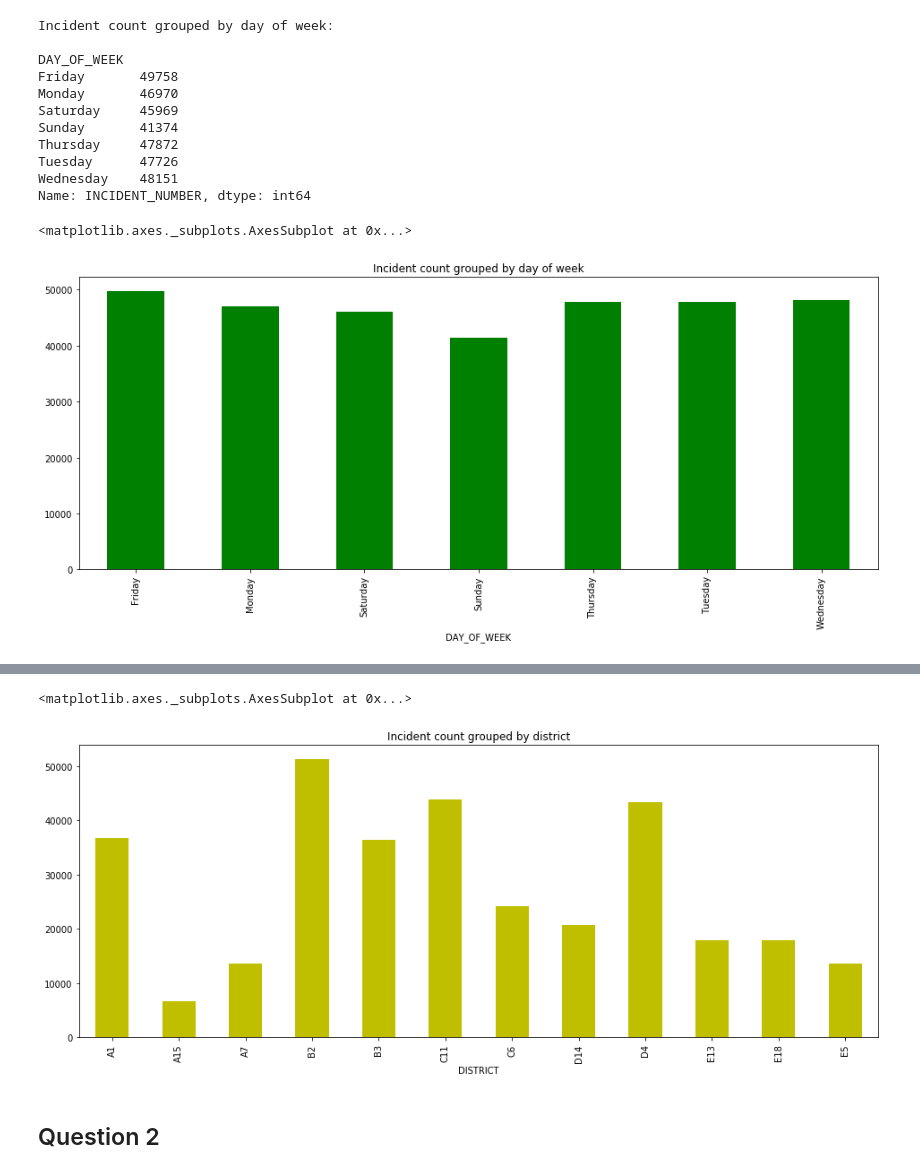
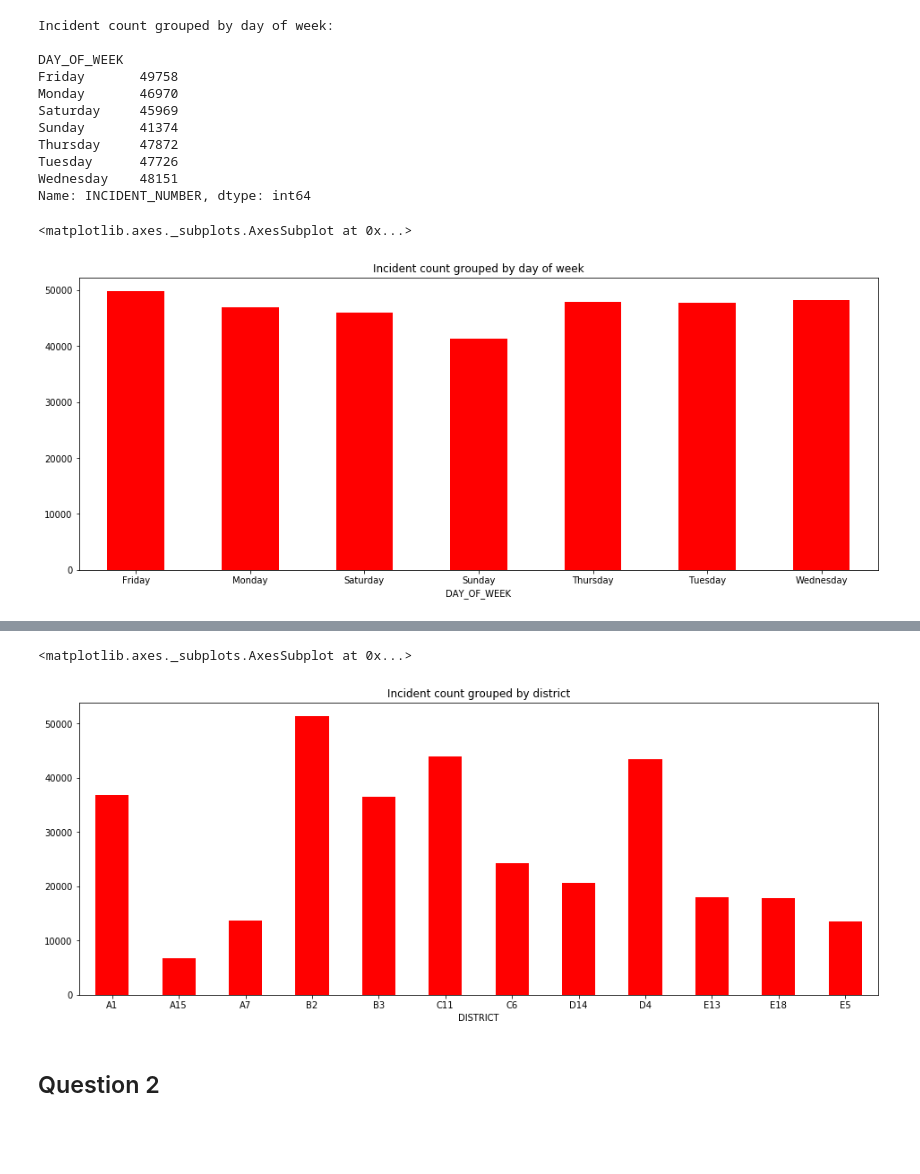
Before and after one commit to errikosg/Data-Analysis_Boston-Crimes, a Jupyter notebook: exercise.ipynb, the cells around one changed output, grey strips where cells are left out. Cells and saved outputs as stored; diff of their text form; code cells hidden in the pictures; blank space fills up the shorter version.

```diff
--- a/exercise.ipynb
+++ b/exercise.ipynb
@@ -161,10 +161,10 @@ Tuesday      47726
 Wednesday    48151
 Name: INCIDENT_NUMBER, dtype: int64
 # %%
-dfd.plot.bar(color="g", align="center", figsize=(16,6), title="Incident count grouped by day of week")
+dfd.plot.bar(color="r", align="center", figsize=(16,6), title="Incident count grouped by day of week", rot=360)
 # %% [output]
 <matplotlib.axes._subplots.AxesSubplot at 0x...>
-[figure, old version]
+[figure, new version]
 # %%
 print "Incident count grouped by day of week:\n"
 dfdis = data.groupby('DISTRICT')['INCIDENT_NUMBER'].count()
@@ -187,10 +187,10 @@ E18    17825
 E5     13543
 Name: INCIDENT_NUMBER, dtype: int64
 # %%
-dfdis.plot.bar(color="y", align="center", figsize=(16,6), title="Incident count grouped by district")
+dfdis.plot.bar(color="r", align="center", figsize=(16,6), title="Incident count grouped by district", rot=360)
 # %% [output]
 <matplotlib.axes._subplots.AxesSubplot at 0x...>
-[figure, old version]
+[figure, new version]
 # %% [markdown]
 ## Question 2
 # %% [markdown]
```
Also changed, not shown: parts of 22 cells of this notebook.
